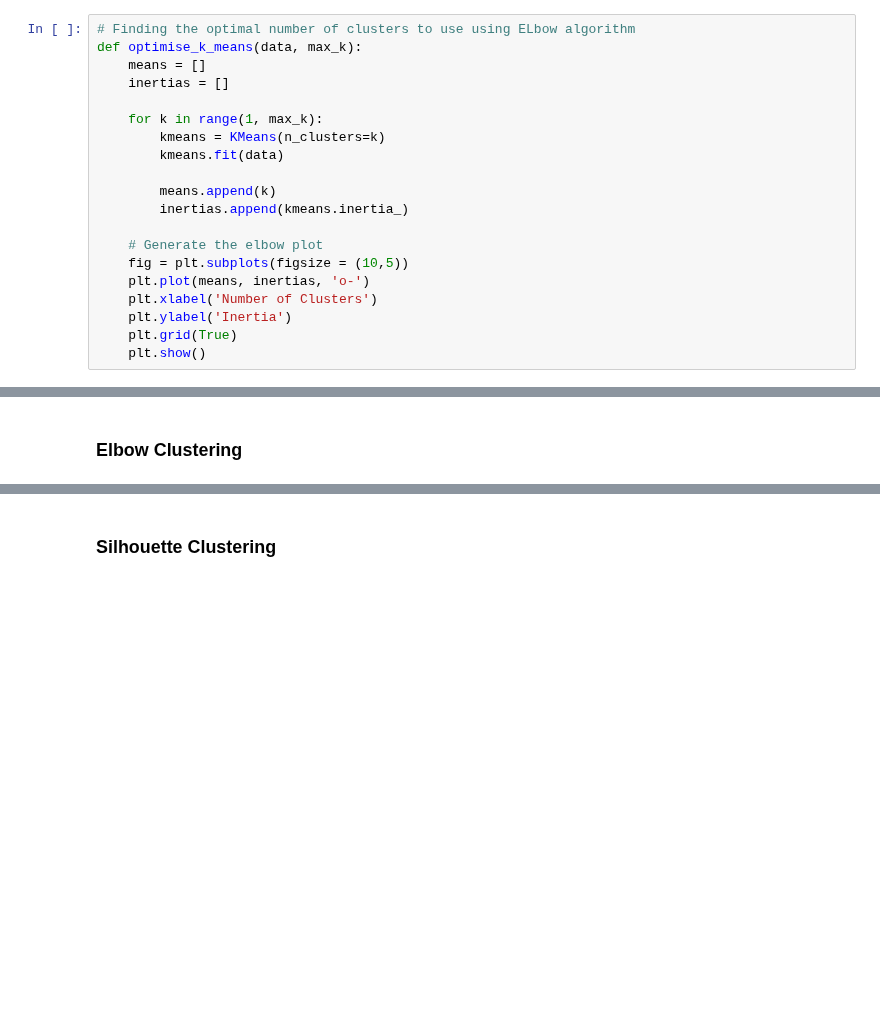
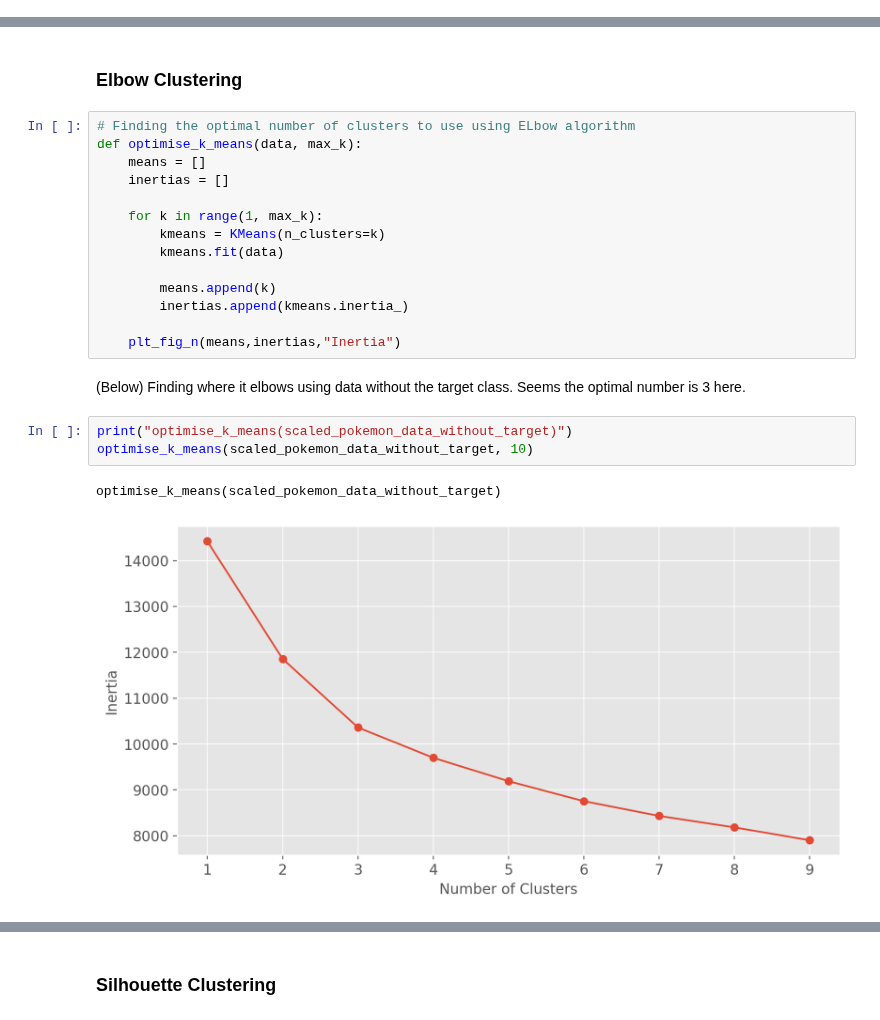
Before and after one commit to AAMAB/F21DL, a Jupyter notebook: Group17 DMML.ipynb, the cells around one changed output, grey strips where cells are left out. Saved outputs shown, nothing was run; the diff lists cells and outputs as text; blank space fills up the shorter version.

```diff
--- a/Group17 DMML.ipynb
+++ b/Group17 DMML.ipynb
@@ -1091,20 +1078,0 @@ print(scaled_pokemon_data_with_target)
-# %%
-# Finding the optimal number of clusters to use using ELbow algorithm
-def optimise_k_means(data, max_k):
-    means = []
-    inertias = []
-
-    for k in range(1, max_k):
-        kmeans = KMeans(n_clusters=k)
-        kmeans.fit(data)
-
-        means.append(k)
-        inertias.append(kmeans.inertia_)
-
-    # Generate the elbow plot
-    fig = plt.subplots(figsize = (10,5))
-    plt.plot(means, inertias, 'o-')
-    plt.xlabel('Number of Clusters')
-    plt.ylabel('Inertia')
-    plt.grid(True)
-    plt.show()
@@ -1326,3 +1235,26 @@ plt.scatter(pokemon_pca[:,0], pokemon_pca[:,1], c=cluster2.labels_)
 ## Algorithms to computer the optimal clusters
 # %% [markdown]
 ### Elbow Clustering
+# %%
+# Finding the optimal number of clusters to use using ELbow algorithm
+def optimise_k_means(data, max_k):
+    means = []
+    inertias = []
+
+    for k in range(1, max_k):
+        kmeans = KMeans(n_clusters=k)
+        kmeans.fit(data)
+
+        means.append(k)
+        inertias.append(kmeans.inertia_)
+
+    plt_fig_n(means,inertias,"Inertia")
+# %% [markdown]
+(Below) Finding where it elbows using data without the target class.
+Seems the optimal number is 3 here.
+# %%
+print("optimise_k_means(scaled_pokemon_data_without_target)")
+optimise_k_means(scaled_pokemon_data_without_target, 10)
+# %% [output]
+optimise_k_means(scaled_pokemon_data_without_target)
+[figure, added]
```
Also changed, not shown: parts of 25 cells of this notebook.
